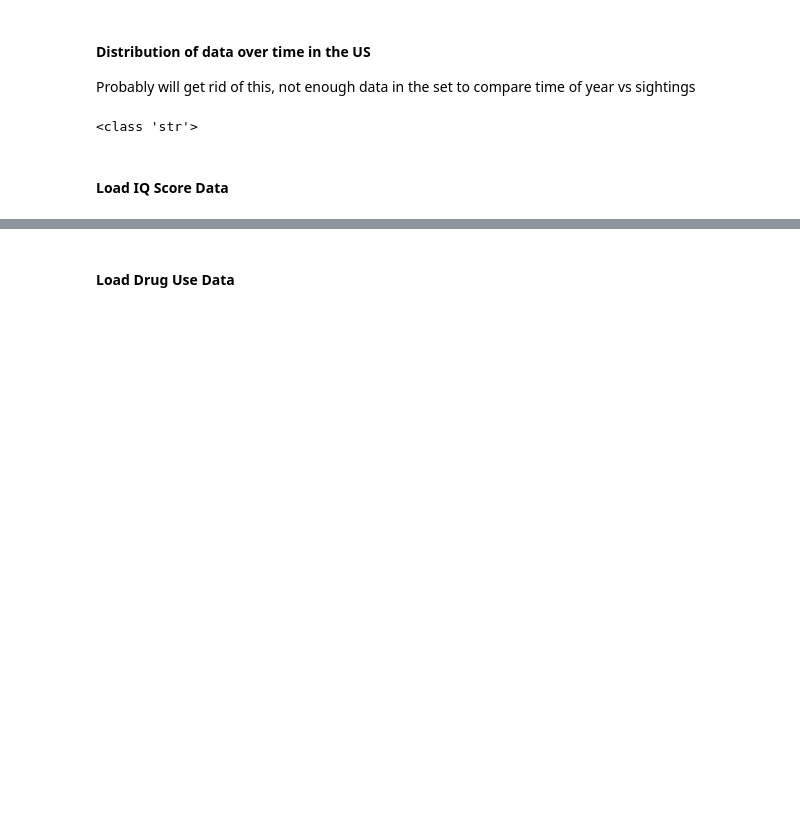
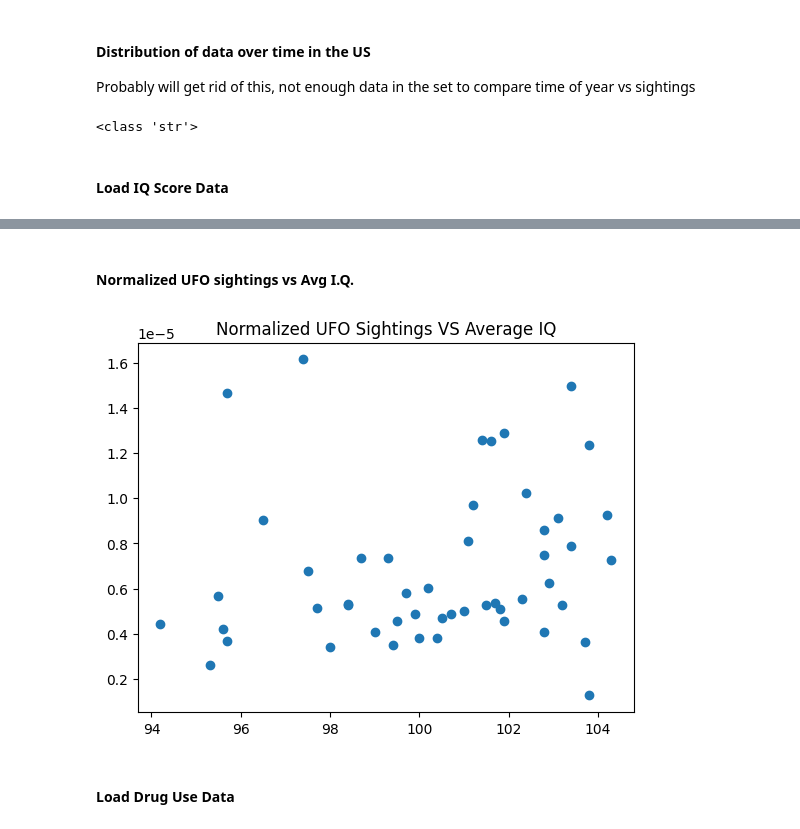
Before and after one commit to codycosta/ENGR201, a Jupyter notebook: weeks-9-10-final-project/project.ipynb, the cells around one changed output, grey strips where cells are left out. Saved outputs shown, nothing was run; the diff lists cells and outputs as text; code cells hidden in the pictures; blank space fills up the shorter version.

```diff
--- a/weeks-9-10-final-project/project.ipynb
+++ b/weeks-9-10-final-project/project.ipynb
@@ -155,3 +173,18 @@ plt.show()
+# %% [markdown]
+#### Normalized UFO sightings vs Avg I.Q.
+# %%
+# sort avg iq scores to match order of sighting data by state
+iq_scores = []
+
+for idx, state in enumerate(pop['State Abbreviation']):
+    row = iq_data['State Abbreviation'] == state
+    iq_scores.append(iq_data[row]['Average I.Q.'])
+
+plt.scatter(iq_scores, normalized_ufo_sightings)
+plt.title('Normalized UFO Sightings VS Average IQ')
+plt.show()
+# %% [output]
+[figure, added]
 # %% [markdown]
 #### Load Drug Use Data
 # %%
```
Also changed, not shown: parts of 10 cells of this notebook.
